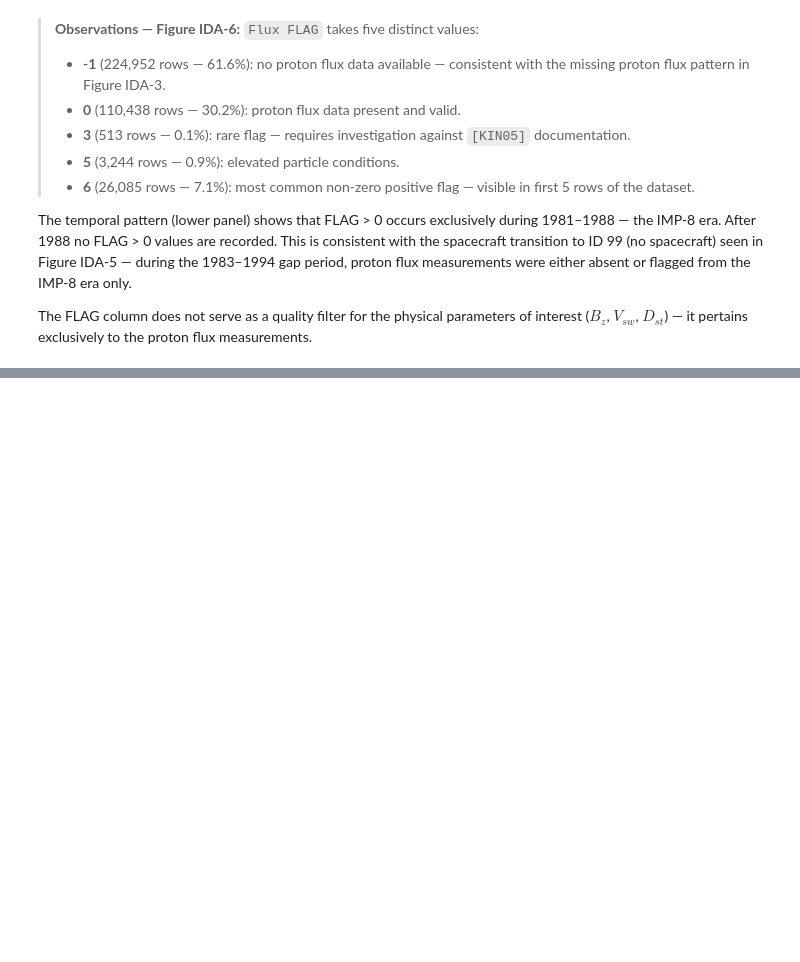
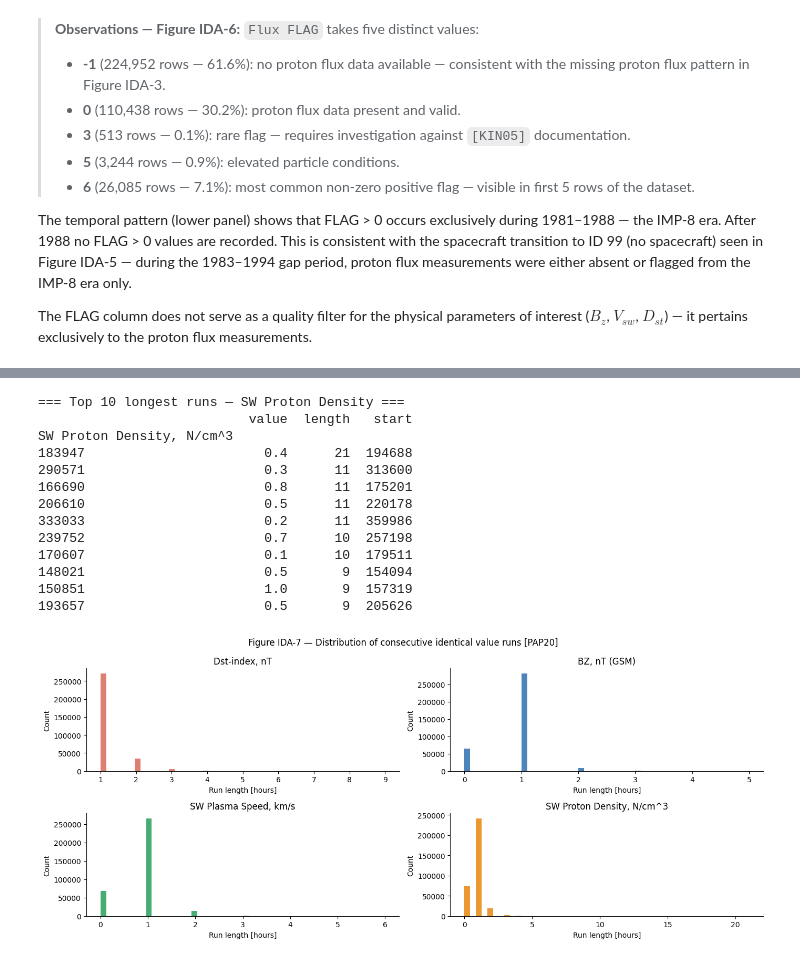
Before and after one commit to RoumenNikolov/cosmic-ray-storm-clean, a Jupyter notebook: cosmic_ray_storm_prediction.ipynb, the cells around one changed output, grey strips where cells are left out. Saved outputs shown, nothing was run; the diff lists cells and outputs as text; code cells hidden in the pictures; blank space fills up the shorter version.

Commit message:
feat: IDA – sensor saturation check, consecutive run analysis

```diff
--- a/cosmic_ray_storm_prediction.ipynb
+++ b/cosmic_ray_storm_prediction.ipynb
@@ -571,0 +576,55 @@ The FLAG column does not serve as a quality filter for the physical parameters o
+# %%
+# ── Sensor saturation — visualise longest runs ─────────────────────
+
+def find_runs(series, fill_val=None):
+    """Returns DataFrame with start index, value, and length of each run."""
+    s = series.copy()
+    if fill_val is not None:
+        s = s.replace(fill_val, np.nan)
+    run_id = (s != s.shift()).cumsum()
+    runs = s.groupby(run_id).agg(['first', 'count'])
+    runs.columns = ['value', 'length']
+    runs['start'] = s.groupby(run_id).apply(lambda x: x.index[0])
+    return runs.sort_values('length', ascending=False).head(10)
+
+print("=== Top 10 longest runs — SW Proton Density ===")
+print(find_runs(df_omni['SW Proton Density, N/cm^3'], fill_val=999.9))
+
+fig, axes = plt.subplots(2, 2, figsize=(14, 6))
+cols_plot = [
+    ('Dst-index, nT',           99999,  '#d6604d'),
+    ('BZ, nT (GSM)',            999.9,  '#2166ac'),
+    ('SW Plasma Speed, km/s',   9999.,  '#1a9850'),
+    ('SW Proton Density, N/cm^3', 999.9, '#e67e00'),
+]
+
+for ax, (col, fv, color) in zip(axes.flatten(), cols_plot):
+    s = df_omni[col].replace(fv, np.nan)
+    run_id = (s != s.shift()).cumsum()
+    run_lengths = s.groupby(run_id).count()
+    ax.hist(run_lengths, bins=50, color=color, alpha=0.8)
+    ax.set_title(col)
+    ax.set_xlabel('Run length [hours]')
+    ax.set_ylabel('Count')
+    ax.spines['top'].set_visible(False)
+    ax.spines['right'].set_visible(False)
+
+plt.suptitle('Figure IDA-7 — Distribution of consecutive identical value runs [PAP20]', fontsize=12)
+plt.tight_layout()
+plt.savefig('images/fig_ida7_saturation.png', dpi=150, bbox_inches='tight')
+plt.show()
+# %% [output]
+=== Top 10 longest runs — SW Proton Density ===
+                           value  length   start
+SW Proton Density, N/cm^3
+183947                       0.4      21  194688
+290571                       0.3      11  313600
+166690                       0.8      11  175201
+206610                       0.5      11  220178
+333033                       0.2      11  359986
+239752                       0.7      10  257198
+170607                       0.1      10  179511
+148021                       0.5       9  154094
+150851                       1.0       9  157319
+193657                       0.5       9  205626
+[figure, added]
```
Also changed, not shown: parts of 4 cells of this notebook, 1 other file.
